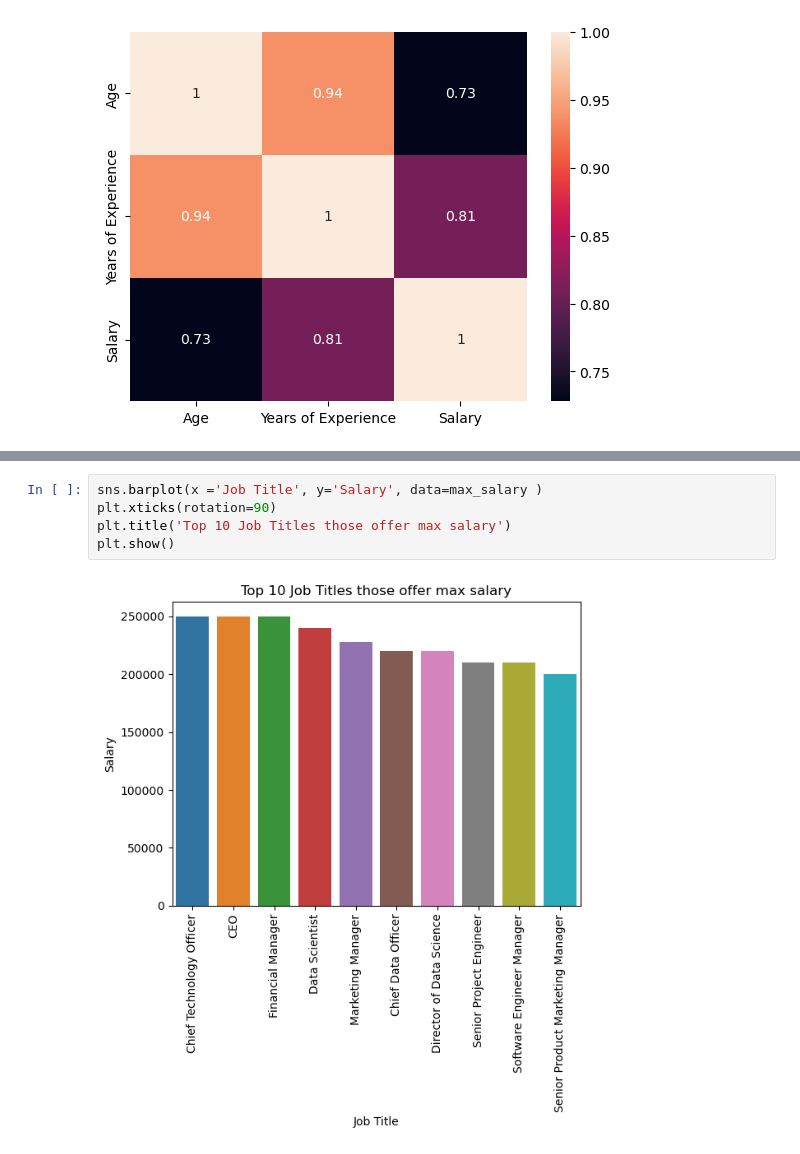
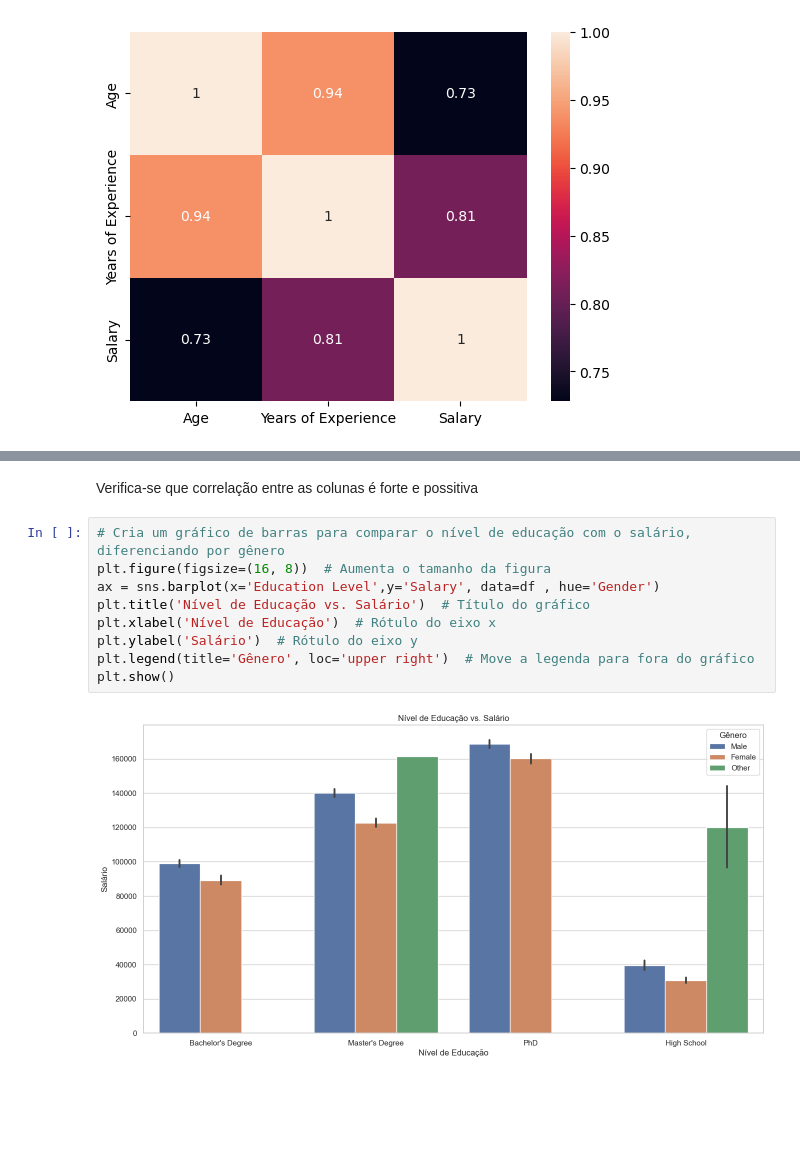
Before and after one commit to pedrolustosab/Analise_Explorataria_Salarios, a Jupyter notebook: EAD_Salarios.ipynb, the cells around one changed output, grey strips where cells are left out. Drawn from its saved outputs; the diff is of its cells as text; blank space fills up the shorter version.

```diff
--- a/EAD_Salarios.ipynb
+++ b/EAD_Salarios.ipynb
@@ -524,7 +485,13 @@ plt.show()
-# %%
-sns.barplot(x ='Job Title', y='Salary', data=max_salary )
-plt.xticks(rotation=90)
-plt.title('Top 10 Job Titles those offer max salary')
-plt.show()
-# %% [output]
-[figure, removed]
+# %% [markdown]
+Verifica-se que  correlação entre as colunas é forte e possitiva
+# %%
+# Cria um gráfico de barras para comparar o nível de educação com o salário, diferenciando por gênero
+plt.figure(figsize=(16, 8))  # Aumenta o tamanho da figura
+ax = sns.barplot(x='Education Level',y='Salary', data=df , hue='Gender')
+plt.title('Nível de Educação vs. Salário')  # Título do gráfico
+plt.xlabel('Nível de Educação')  # Rótulo do eixo x
+plt.ylabel('Salário')  # Rótulo do eixo y
+plt.legend(title='Gênero', loc='upper right')  # Move a legenda para fora do gráfico
+plt.show()
+# %% [output]
+[figure, added]
```
Also changed, not shown: parts of 21 cells of this notebook.
